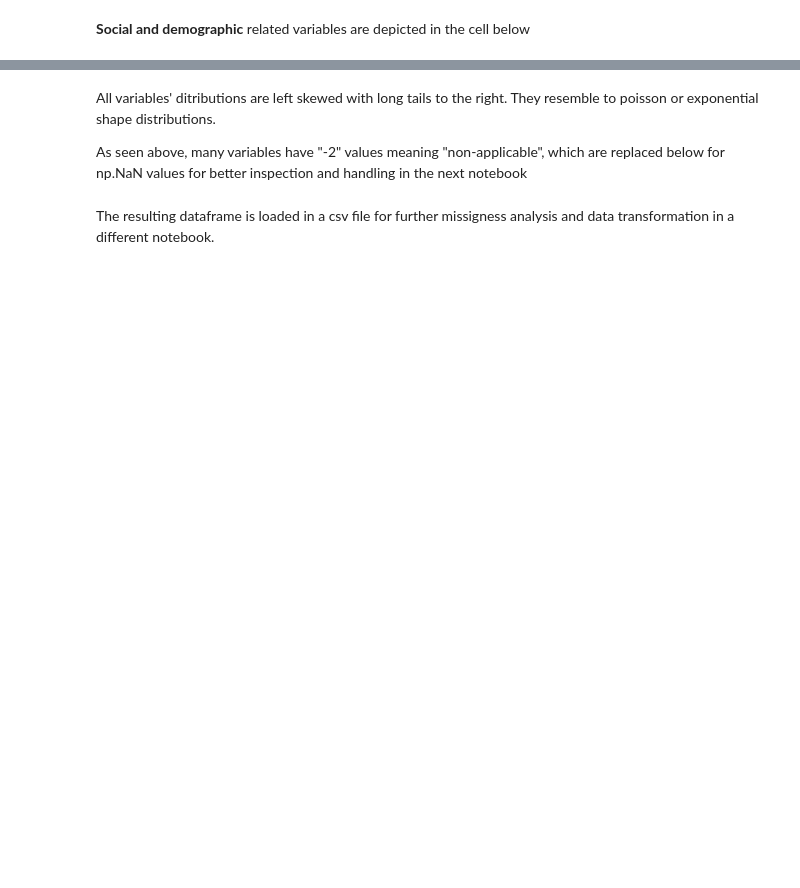
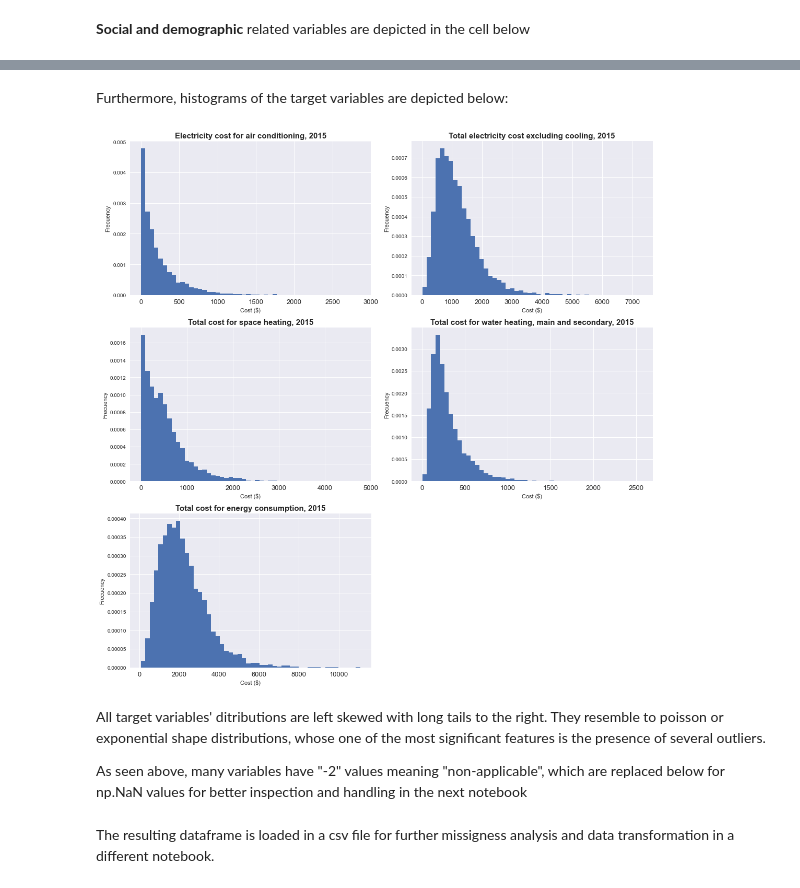
Before and after one commit to jvrnuno/Capstone-2, a Jupyter notebook: notebooks/1A_JNT_collection_and_inspection.ipynb, the cells around one changed output, grey strips where cells are left out. Drawn from its saved outputs; the diff is of its cells as text; code cells hidden in the pictures; blank space fills up the shorter version.

```diff
--- a/notebooks/1A_JNT_collection_and_inspection.ipynb
+++ b/notebooks/1A_JNT_collection_and_inspection.ipynb
@@ -460,42 +486,51 @@ Lastly, histograms of the target variables are shown below, they all represent d
+# %% [markdown]
+Furthermore, histograms of the target variables are depicted below:
 # %%
 # Plot histograms of utility dollar spending
 
 fig = plt.figure(figsize=(15,15), dpi=72)
 
 plt.subplot(3,2,1)
 plt.hist(df['COOL_COST'], bins=50, density=True)
-plt.title('Electricity cost for air conditioning, 2015')
+plt.title('Electricity cost for air conditioning, 2015', weight='bold').set_fontsize('15')
+plt.xticks(fontsize=13)
 plt.xlabel('Cost ($)')
 plt.ylabel('Frecuency')
 
 plt.subplot(3,2,2)
 plt.hist(df['ELECT_COST'], bins=50, density=True)
-plt.title('Total electricity cost excluding cooling, 2015')
+plt.title('Total electricity cost excluding cooling, 2015', weight='bold').set_fontsize('15')
+plt.xticks(fontsize=13)
 plt.xlabel('Cost ($)')
 plt.ylabel('Frecuency')
 
 plt.subplot(3,2,3)
 plt.hist(df['HEAT_COST'], bins=50, density=True)
-plt.title('Total cost for space heating, 2015')
+plt.title('Total cost for space heating, 2015', weight='bold').set_fontsize('15')
+plt.xticks(fontsize=13)
 plt.xlabel('Cost ($)')
 plt.ylabel('Frecuency')
 
 plt.subplot(3,2,4)
 plt.hist(df['WATERHEAT_COST'], bins=50, density=True)
-plt.title('Total cost for water heating, main and secondary, 2015')
+plt.title('Total cost for water heating, main and secondary, 2015', weight='bold').set_fontsize('15')
+plt.xticks(fontsize=13)
 plt.xlabel('Cost ($)')
 plt.ylabel('Frecuency')
 
 plt.subplot(3,2,5)
 plt.hist(df['TOT_COST'], bins=50, density=True)
-plt.title('Total cost for energy consumption, 2015')
+plt.title('Total cost for energy consumption, 2015', weight='bold').set_fontsize('15')
+plt.xticks(fontsize=13)
 plt.xlabel('Cost ($)')
 plt.ylabel('Frecuency')
 
 plt.tight_layout()
 plt.show()
+# %% [output]
+[figure, added]
 # %% [markdown]
-All variables' ditributions are left skewed with long tails to the right. They resemble to poisson or exponential shape distributions.
+All target variables' ditributions are left skewed with long tails to the right. They resemble to poisson or exponential shape distributions, whose one of the most significant features is the presence of several outliers.
 
 As seen above, many variables have "-2" values meaning "non-applicable", which are replaced below for np.NaN values for better inspection and handling in the next notebook
 # %%
```
Also changed, not shown: parts of 26 cells of this notebook, 22 other files.
